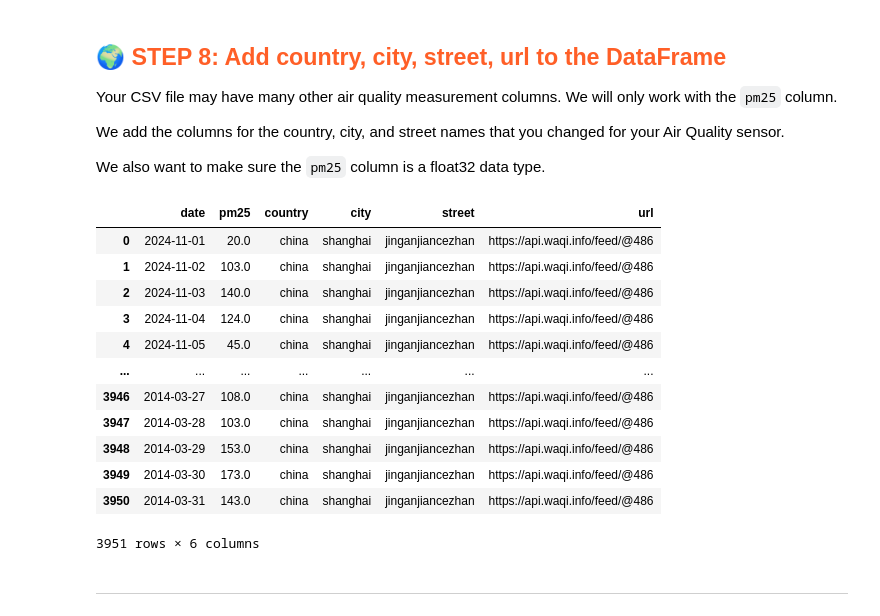
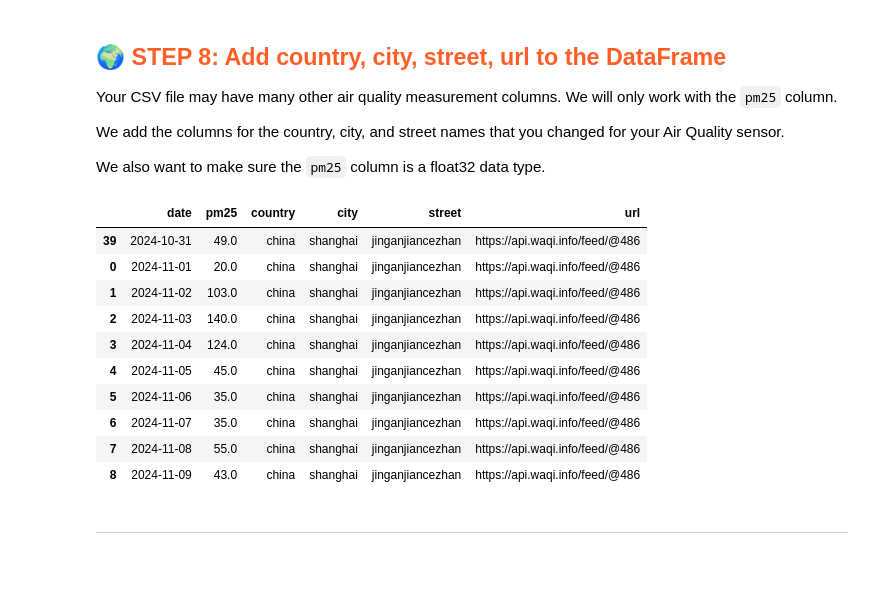
Before and after one commit to AMomozZz/mlfs-book, a Jupyter notebook: notebooks/ch03/1_air_quality_feature_backfill.ipynb, the cells around one changed output. Cells and saved outputs as stored; diff of their text form; code cells hidden in the pictures; blank space fills up the shorter version.

```diff
--- a/notebooks/ch03/1_air_quality_feature_backfill.ipynb
+++ b/notebooks/ch03/1_air_quality_feature_backfill.ipynb
@@ -287,25 +288,26 @@ We also want to make sure the `pm25` column is a float32 data type.
 # %%
 # Your sensor may have columns we won't use, so only keep the date and pm25 columns
 # If the column names in your DataFrame are different, rename your columns to `date` and `pm25`
 df_aq['country']=country
 df_aq['city']=city
 df_aq['street']=street
 df_aq['url']=aqicn_url
 df_aq
+
+temp = df_aq.sort_values(by='date', ascending=True).tail(10)
+temp
 # %% [output]
 |  | date | pm25 | country | city | street | url |
+| 39 | 2024-10-31 | 49.0 | china | shanghai | jinganjiancezhan | https://api.waqi.info/feed/@486 |
 | 0 | 2024-11-01 | 20.0 | china | shanghai | jinganjiancezhan | https://api.waqi.info/feed/@486 |
 | 1 | 2024-11-02 | 103.0 | china | shanghai | jinganjiancezhan | https://api.waqi.info/feed/@486 |
 | 2 | 2024-11-03 | 140.0 | china | shanghai | jinganjiancezhan | https://api.waqi.info/feed/@486 |
 | 3 | 2024-11-04 | 124.0 | china | shanghai | jinganjiancezhan | https://api.waqi.info/feed/@486 |
 | 4 | 2024-11-05 | 45.0 | china | shanghai | jinganjiancezhan | https://api.waqi.info/feed/@486 |
-| ... | ... | ... | ... | ... | ... | ... |
-| 3946 | 2014-03-27 | 108.0 | china | shanghai | jinganjiancezhan | https://api.waqi.info/feed/@486 |
-| 3947 | 2014-03-28 | 103.0 | china | shanghai | jinganjiancezhan | https://api.waqi.info/feed/@486 |
-| 3948 | 2014-03-29 | 153.0 | china | shanghai | jinganjiancezhan | https://api.waqi.info/feed/@486 |
-| 3949 | 2014-03-30 | 173.0 | china | shanghai | jinganjiancezhan | https://api.waqi.info/feed/@486 |
-| 3950 | 2014-03-31 | 143.0 | china | shanghai | jinganjiancezhan | https://api.waqi.info/feed/@486 |
+| 5 | 2024-11-06 | 35.0 | china | shanghai | jinganjiancezhan | https://api.waqi.info/feed/@486 |
+| 6 | 2024-11-07 | 35.0 | china | shanghai | jinganjiancezhan | https://api.waqi.info/feed/@486 |
+| 7 | 2024-11-08 | 55.0 | china | shanghai | jinganjiancezhan | https://api.waqi.info/feed/@486 |
+| 8 | 2024-11-09 | 43.0 | china | shanghai | jinganjiancezhan | https://api.waqi.info/feed/@486 |
-3951 rows × 6 columns
 # %% [markdown]
 ---
 # %% [markdown]
```
Also changed, not shown: parts of 9 cells of this notebook.
